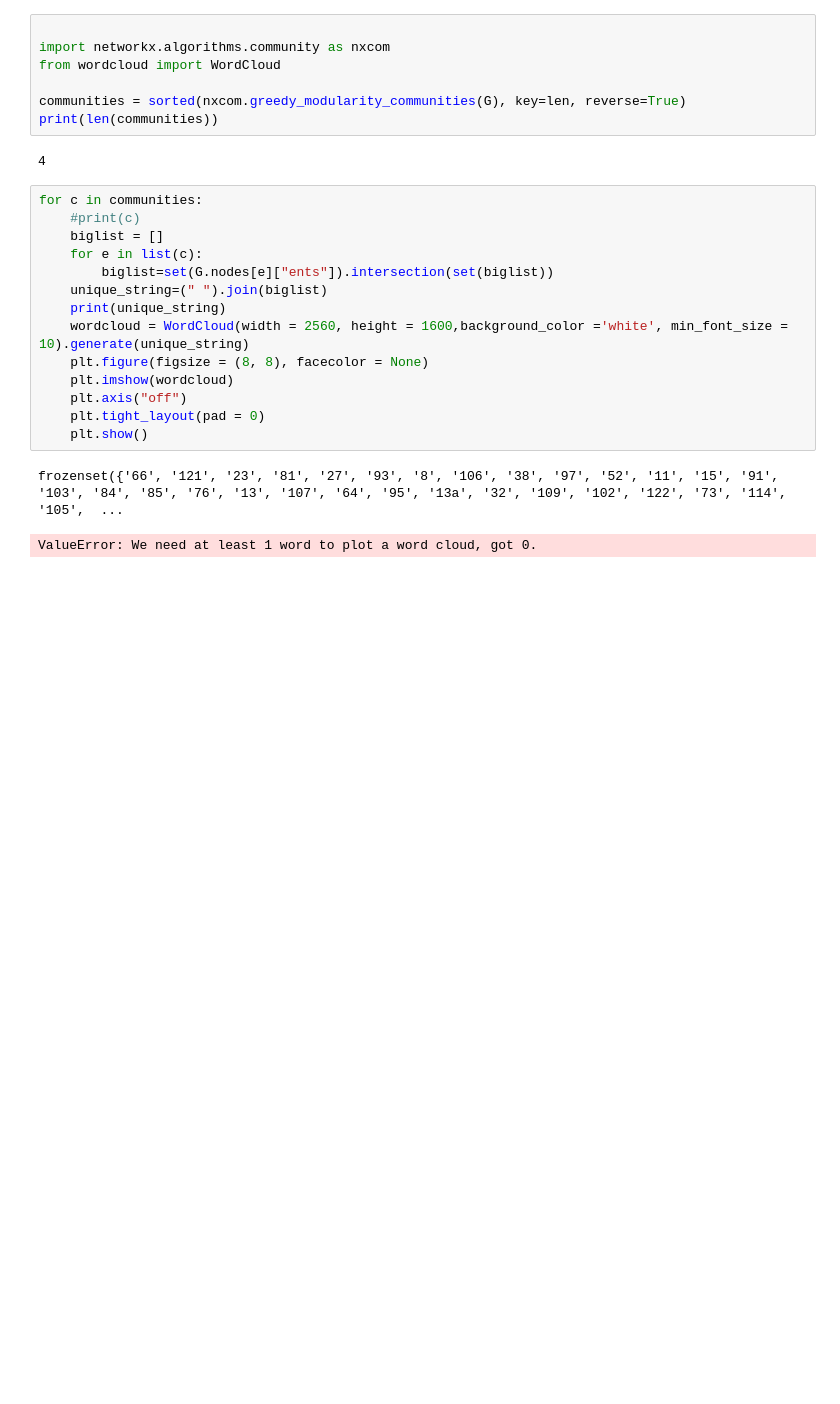
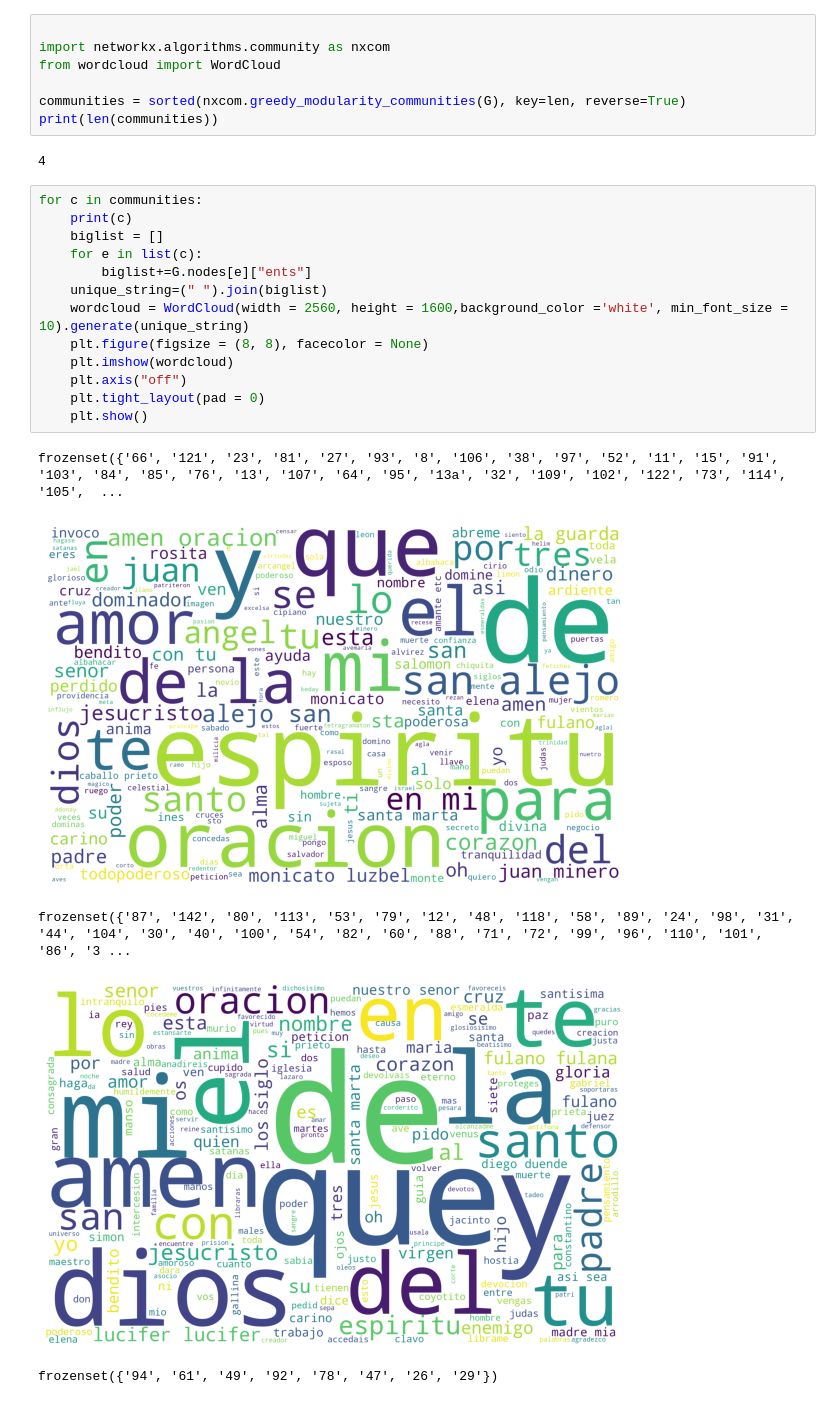
Before and after one commit to roicort/DarkMagic, a Jupyter notebook: NLP/POS.ipynb, the cells around one changed output. Cells and saved outputs as stored; diff of their text form; blank space fills up the shorter version.

```diff
--- a/NLP/POS.ipynb
+++ b/NLP/POS.ipynb
@@ -166,18 +166,20 @@ print(len(communities))
 4
 # %%
 for c in communities:
-    #print(c)
+    print(c)
     biglist = []
     for e in list(c):
-        biglist=set(G.nodes[e]["ents"]).intersection(set(biglist))
+        biglist+=G.nodes[e]["ents"]
     unique_string=(" ").join(biglist)
-    print(unique_string)
     wordcloud = WordCloud(width = 2560, height = 1600,background_color ='white', min_font_size = 10).generate(unique_string)
     plt.figure(figsize = (8, 8), facecolor = None)
     plt.imshow(wordcloud)
     plt.axis("off")
     plt.tight_layout(pad = 0)
     plt.show()
 # %% [output]
 frozenset({'66', '121', '23', '81', '27', '93', '8', '106', '38', '97', '52', '11', '15', '91', '103', '84', '85', '76', '13', '107', '64', '95', '13a', '32', '109', '102', '122', '73', '114', '105',  ...
+[figure, added]
-ValueError: We need at least 1 word to plot a word cloud, got 0.
+frozenset({'87', '142', '80', '113', '53', '79', '12', '48', '118', '58', '89', '24', '98', '31', '44', '104', '30', '40', '100', '54', '82', '60', '88', '71', '72', '99', '96', '110', '101', '86', '3 ...
+[figure, added]
+frozenset({'94', '61', '49', '92', '78', '47', '26', '29'})
```
Also changed, not shown: parts of 1 cell of this notebook.
